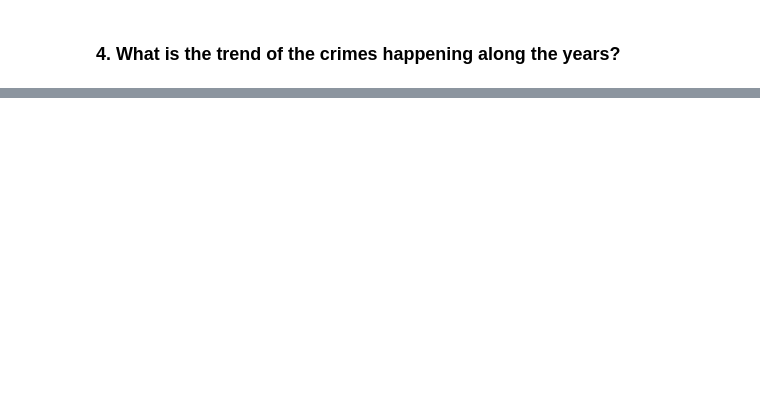
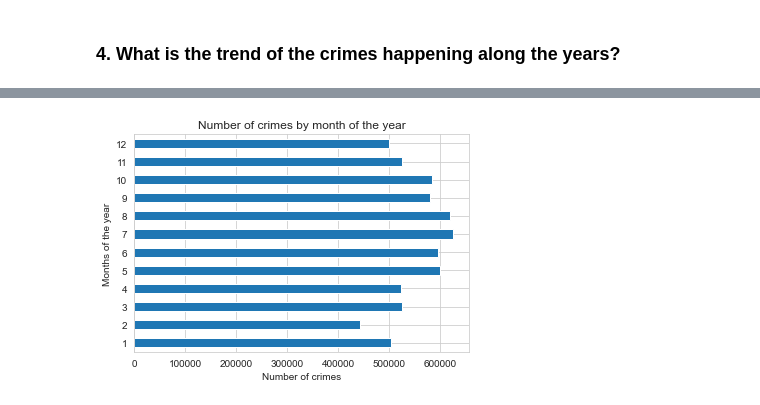
Before and after one commit to tejalvs/ChicagoCrimeAnalysis, a Jupyter notebook: DataCleaning_1.ipynb, the cells around one changed output, grey strips where cells are left out. Saved outputs shown, nothing was run; the diff lists cells and outputs as text; code cells hidden in the pictures; blank space fills up the shorter version.

```diff
--- a/DataCleaning_1.ipynb
+++ b/DataCleaning_1.ipynb
@@ -255,0 +249,8 @@ plo = crime_data_count_date.rolling(365).sum().plot(figsize=(12, 30), subplots=T
+# %%
+Crimes_copy.groupby([Crimes_copy.index.month]).size().plot(kind='barh')
+plt.ylabel('Months of the year')
+plt.xlabel('Number of crimes')
+plt.title('Number of crimes by month of the year')
+plt.show()
+# %% [output]
+[figure, added]
```
Also changed, not shown: parts of 12 cells of this notebook.
